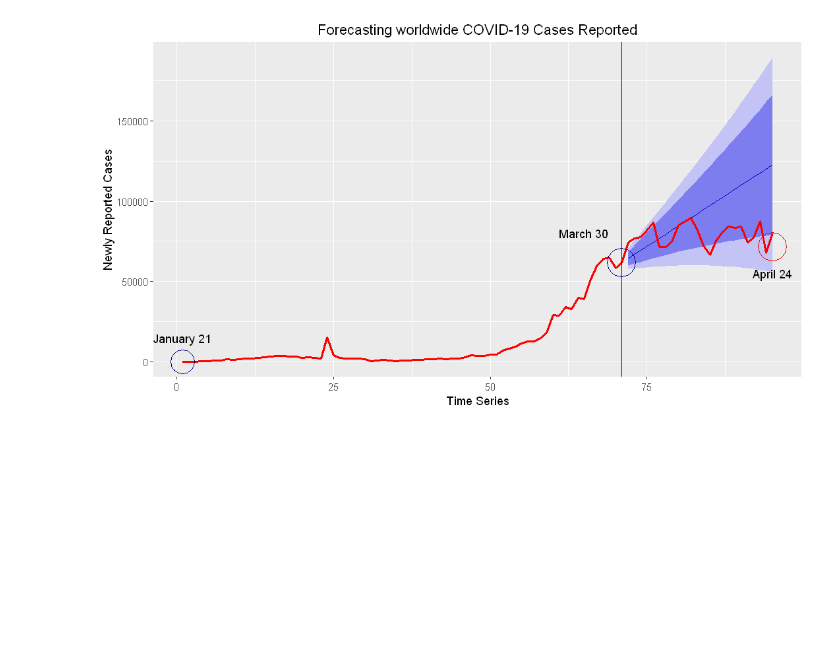
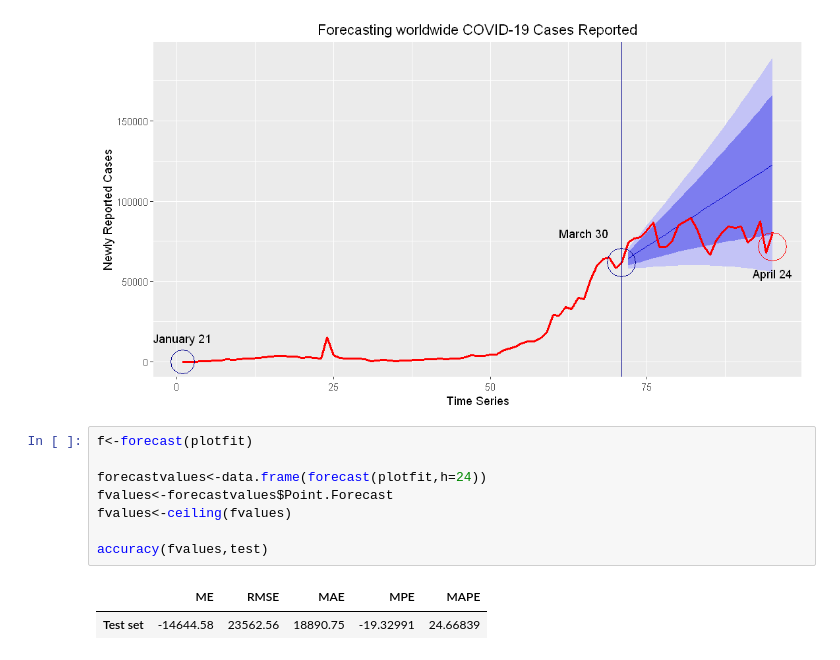
Before and after one commit to AjithKumarVS/Predictive-Time-Series-Modelling-of-COVID-19-Pandemic, a Jupyter notebook: covid19_social-distancing_impact_analysis.ipynb, the cells around one changed output. Drawn from its saved outputs; the diff is of its cells as text; blank space fills up the shorter version.

```diff
--- a/covid19_social-distancing_impact_analysis.ipynb
+++ b/covid19_social-distancing_impact_analysis.ipynb
@@ -84,3 +85,14 @@ autoplot(forecast(plotfit,h=24))+autolayer(p,size=1.1,color="red")+
   annotate(geom="point", x=95,y=71392,size=12,shape=21,fill="transparent",color="red")
 # %% [output]
 [figure]
+# %%
+f<-forecast(plotfit)
+
+forecastvalues<-data.frame(forecast(plotfit,h=24))
+fvalues<-forecastvalues$Point.Forecast
+fvalues<-ceiling(fvalues)
+
+accuracy(fvalues,test)
+# %% [output]
+|  | ME | RMSE | MAE | MPE | MAPE |
+| Test set | -14644.58 | 23562.56 | 18890.75 | -19.32991 | 24.66839 |
```
Also changed, not shown: parts of 1 cell of this notebook.
